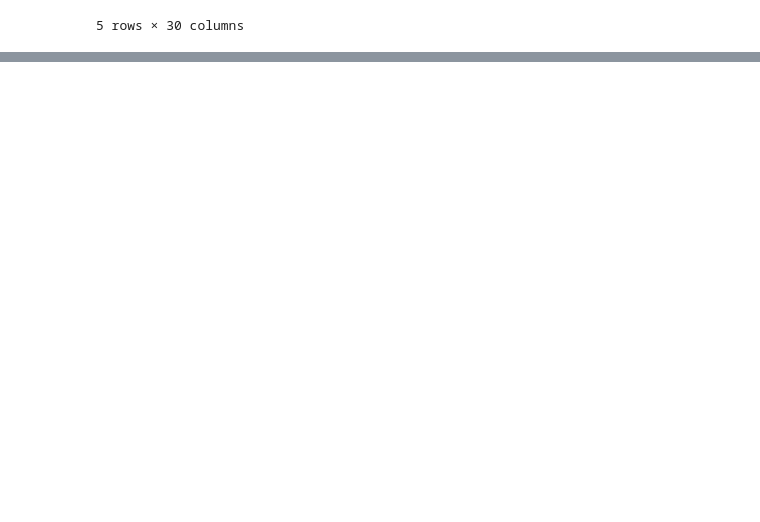
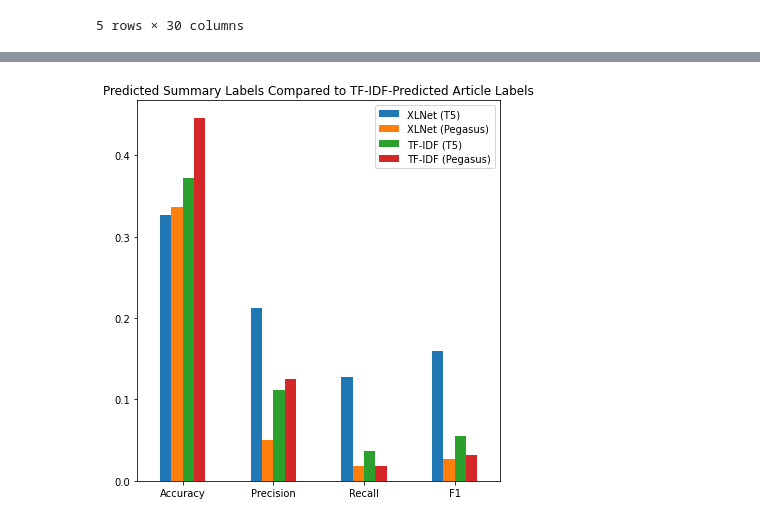
Before and after one commit to AshQTan/W266_Project, a Jupyter notebook: SummarizationEvaluation.ipynb, the cells around one changed output, grey strips where cells are left out. Drawn from its saved outputs; the diff is of its cells as text; code cells hidden in the pictures; blank space fills up the shorter version.

```diff
--- a/SummarizationEvaluation.ipynb
+++ b/SummarizationEvaluation.ipynb
@@ -1203,0 +1317,16 @@ breitbartdata[breitbartdata['article']=='on sunday evening, cbs news’ 60 minut
+# %%
+t5_xlnet_predicted_labels = data['t5_xlnet_predicted_labels']
+pegasus_xlnet_predicted_labels = data['pegasus_xlnet_predicted_labels']
+t5_tfidf_predicted_labels = data['t5_tfidf_predicted_labels']
+pegasus_tfidf_predicted_labels = data['pegasus_tfidf_predicted_labels']
+test_labels = data['TFIDF']
+# %%
+predlist = [t5_xlnet_predicted_labels,
+           pegasus_xlnet_predicted_labels,
+           t5_tfidf_predicted_labels,
+           pegasus_tfidf_predicted_labels
+           ]
+namelist = ["XLNet (T5)",
+           "XLNet (Pegasus)",
+           "TF-IDF (T5)",
+           "TF-IDF (Pegasus)"]
@@ -1203,0 +1384,7 @@ breitbartdata[breitbartdata['article']=='on sunday evening, cbs news’ 60 minut
+# %%
+df = pd.DataFrame(columns = modelnamelist)
+df.loc['Accuracy'] = modelaccuracylist
+df.loc['Precision'] = modelprecisionlist
+df.loc['Recall'] = modelrecalllist
+df.loc['F1'] = modelf1list
+df.head()
@@ -1203,0 +1397,9 @@ breitbartdata[breitbartdata['article']=='on sunday evening, cbs news’ 60 minut
+# %%
+ax = df.plot.bar(rot=0)
+ax.set_ylim()
+ax.figure.set_size_inches(6.5, 7)
+plt.title('Predicted Summary Labels Compared to TF-IDF-Predicted Article Labels')
+# plt.show()
+plt.savefig('predlabelmodelTFIDFmetriccomparison.jpg')
+# %% [output]
+[figure, added]
```
Also changed, not shown: parts of 12 cells of this notebook.
